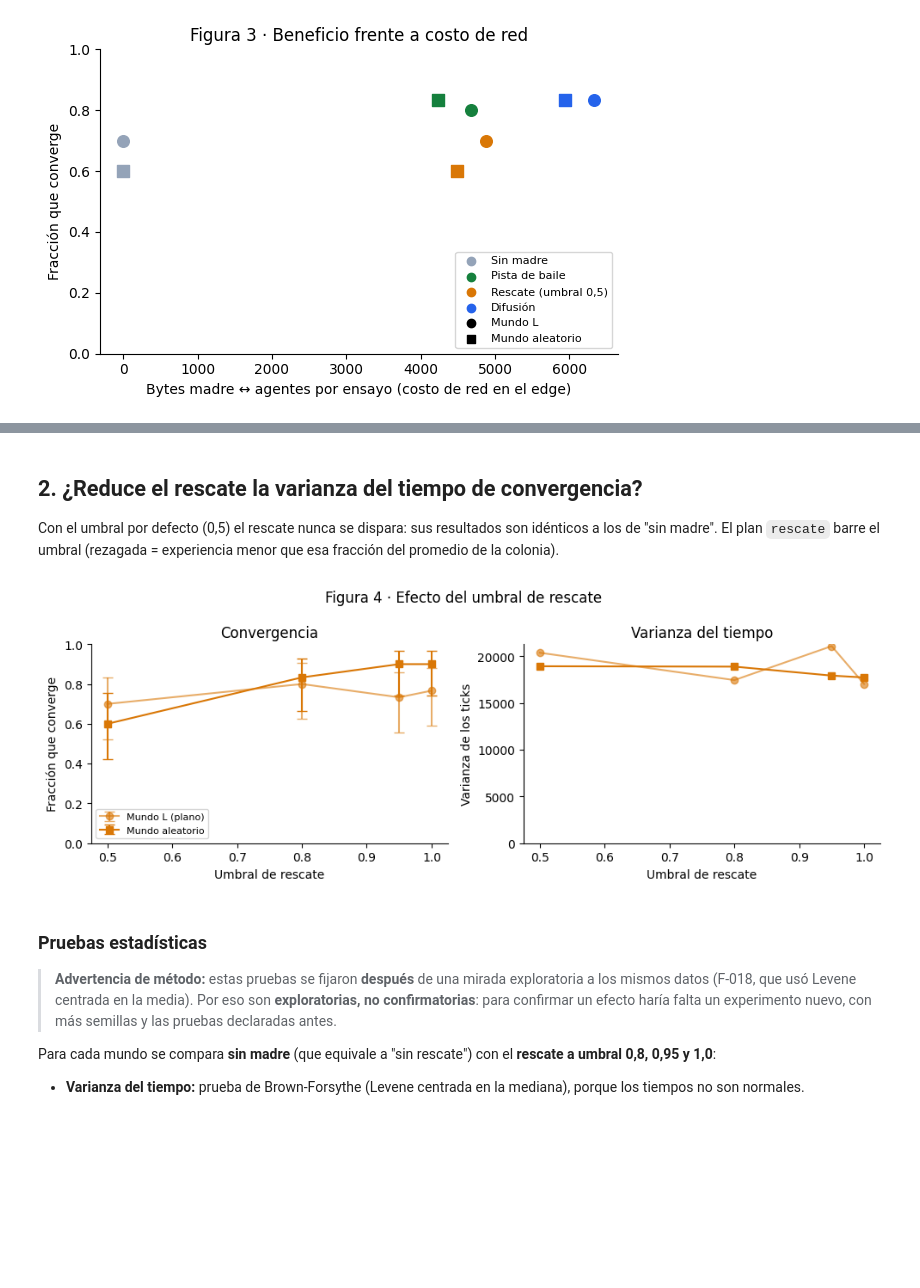
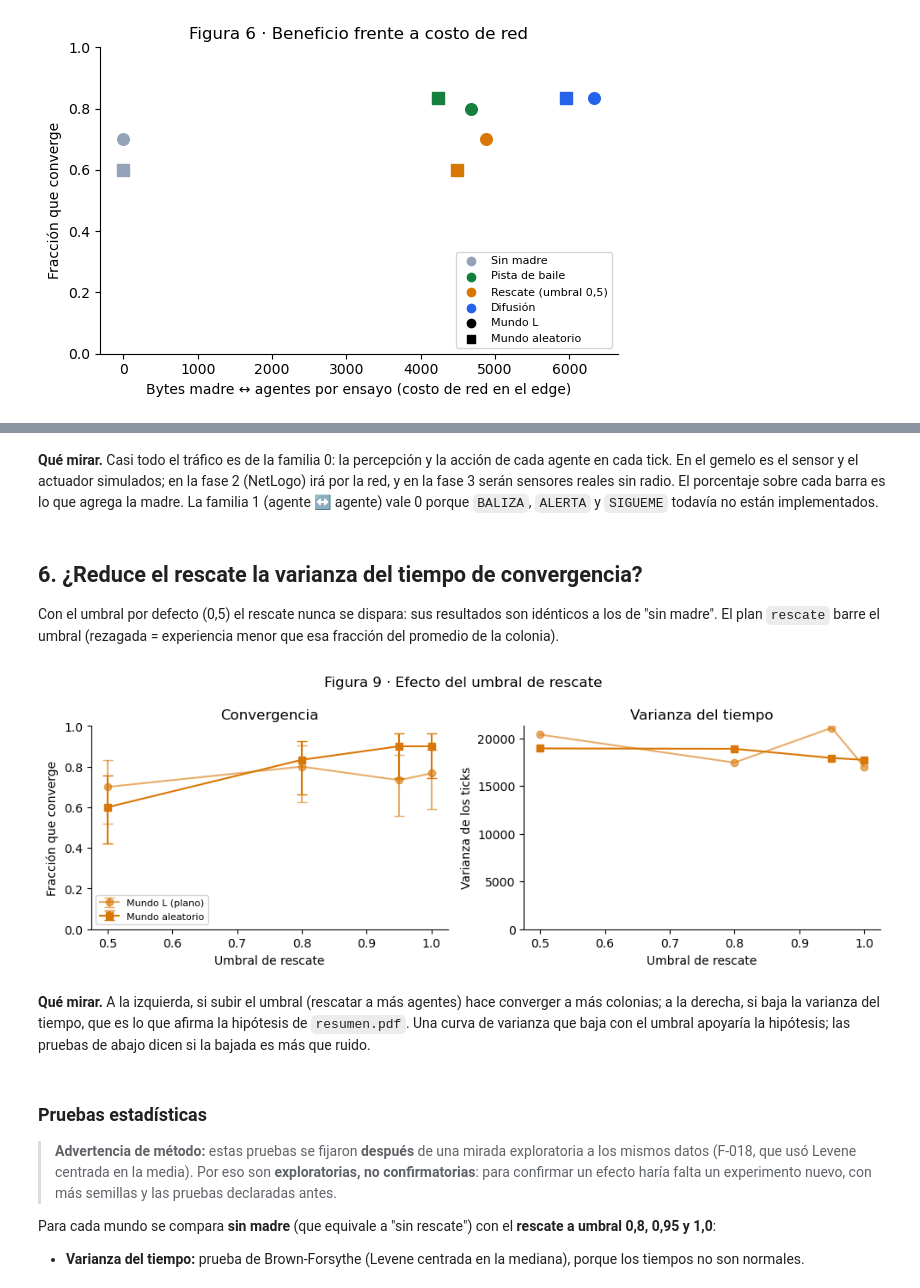
Before and after one commit to ensayos-aaad/ACO-test, a Jupyter notebook: gemelo/notebooks/analisis.ipynb, the cells around one changed output, grey strips where cells are left out. Cells and saved outputs as stored; diff of their text form; code cells hidden in the pictures; blank space fills up the shorter version.

```diff
--- a/gemelo/notebooks/analisis.ipynb
+++ b/gemelo/notebooks/analisis.ipynb
@@ -122,0 +347,18 @@ fig.savefig(FIGURAS / "f3_costo_de_red.png")
+# %%
+tabla_tamanos = pd.DataFrame(tamanos()).sort_values("json")
+fig, eje = plt.subplots(figsize=(8, 5))
+posiciones = np.arange(len(tabla_tamanos))
+eje.barh(posiciones - 0.2, tabla_tamanos["binario"], height=0.4, color=PLANO["agente"], label="binario")
+eje.barh(posiciones + 0.2, tabla_tamanos["json"], height=0.4, color=PLANO["suave"], label="JSON")
+eje.axvline(LIMITE_ESP_NOW, color=PLANO["inicio"], lw=1.5, ls="--")
+eje.text(LIMITE_ESP_NOW + 5, len(tabla_tamanos) - 0.6, "límite ESP-NOW (250 B)", color=PLANO["inicio"], fontsize=8)
+eje.set_yticks(posiciones, tabla_tamanos["mensaje"])
+eje.set_xlabel("Bytes por mensaje")
+eje.legend(loc="lower right", fontsize=8)
+eje.set_title("Figura 7 · Tamaño de cada mensaje: binario frente a JSON")
+fig.tight_layout()
+fig.savefig(FIGURAS / "f8_tamano_de_mensajes.png")
+no_caben = tabla_tamanos[~tabla_tamanos["json_cabe_en_esp_now"]]["mensaje"].tolist()
+print(f"Binario: de {tabla_tamanos.binario.min()} a {tabla_tamanos.binario.max()} B; el JSON ocupa entre "
+      f"{tabla_tamanos.veces.min()} y {tabla_tamanos.veces.max()} veces más. "
+      f"En JSON no caben en un paquete ESP-NOW: {', '.join(no_caben) or 'ninguno'}.")
@@ -122,0 +372,22 @@ fig.savefig(FIGURAS / "f3_costo_de_red.png")
+# %%
+FAMILIAS = {"bytes_mundo_agente": ("0 · mundo ↔ agente (sensor y actuador)", "#cbd5e1"),
+            "bytes_agente_agente": ("1 · agente ↔ agente", PLANO["agente"]),
+            "bytes_agente_madre": ("2 · agente → madre", "#93c5fd"),
+            "bytes_madre_agente": ("3 · madre → agentes", PLANO["madre"])}
+fig, ejes = plt.subplots(1, 2, figsize=(10, 4.2), sharey=True)
+for eje, (escenario, titulo) in zip(ejes, ESCENARIOS.items()):
+    medias = modos[modos.escenario == escenario].groupby("modo")[list(FAMILIAS)].mean().loc[MODOS] / 1000
+    abajo = np.zeros(len(MODOS))
+    for columna, (etiqueta, color) in FAMILIAS.items():
+        eje.bar([NOMBRE[m] for m in MODOS], medias[columna], bottom=abajo, color=color, label=etiqueta)
+        abajo += medias[columna].to_numpy()
+    for k, m in enumerate(MODOS):
+        madre = medias.loc[m, "bytes_agente_madre"] + medias.loc[m, "bytes_madre_agente"]
+        eje.text(k, abajo[k] + 1, f"madre {madre / abajo[k]:.0%}", ha="center", fontsize=8)
+    eje.set_title(titulo)
+    eje.tick_params(axis="x", rotation=20)
+ejes[0].set_ylabel("kB por ensayo")
+fig.legend(*ejes[0].get_legend_handles_labels(), loc="lower center", ncol=4, fontsize=8, frameon=False)
+fig.suptitle("Figura 8 · Tráfico por familia de mensajes y modo de la madre")
+fig.tight_layout(rect=(0, 0.07, 1, 1))
+fig.savefig(FIGURAS / "f9_trafico_por_familia.png")
@@ -123,27 +396,31 @@ fig.savefig(FIGURAS / "f3_costo_de_red.png")
+# %% [markdown]
+**Qué mirar.** Casi todo el tráfico es de la familia 0: la percepción y la acción de cada agente en cada tick. En el gemelo es el sensor y el actuador simulados; en la fase 2 (NetLogo) irá por la red, y en la fase 3 serán sensores reales sin radio. El porcentaje sobre cada barra es lo que agrega la madre. La familia 1 (agente ↔ agente) vale 0 porque `BALIZA`, `ALERTA` y `SIGUEME` todavía no están implementados.
 # %% [markdown]
-## 2. ¿Reduce el rescate la varianza del tiempo de convergencia?
+## 6. ¿Reduce el rescate la varianza del tiempo de convergencia?
 
 Con el umbral por defecto (0,5) el rescate nunca se dispara: sus resultados son idénticos a los de "sin madre".
 El plan `rescate` barre el umbral (rezagada = experiencia menor que esa fracción del promedio de la colonia).
 # %%
 fig, (izq, der) = plt.subplots(1, 2, figsize=(10, 3.6))
 for escenario, marca in (("L", "o-"), ("aleatorio", "s-")):
     filas = resumen_rescate[resumen_rescate.escenario == escenario].sort_values("umbral_rescate")
     tasa = filas["verificadas_tasa"]
     izq.errorbar(filas["umbral_rescate"], tasa, fmt=marca, capsize=4, color=COLOR["rescate"],
                  yerr=[tasa - filas["verificadas_ic95_bajo"], filas["verificadas_ic95_alto"] - tasa],
                  label=ESCENARIOS[escenario], alpha=0.6 if escenario == "L" else 1)
     der.plot(filas["umbral_rescate"], filas["ticks_varianza"], marca, color=COLOR["rescate"],
              label=ESCENARIOS[escenario], alpha=0.6 if escenario == "L" else 1)
 izq.set(xlabel="Umbral de rescate", ylabel="Fracción que converge", ylim=(0, 1), title="Convergencia")
 der.set(xlabel="Umbral de rescate", ylabel="Varianza de los ticks", title="Varianza del tiempo")
 der.set_ylim(bottom=0)
 izq.legend(fontsize=8)
-fig.suptitle("Figura 4 · Efecto del umbral de rescate")
+fig.suptitle("Figura 9 · Efecto del umbral de rescate")
 fig.tight_layout()
 fig.savefig(FIGURAS / "f4_umbral_de_rescate.png")
 # %% [output]
-[figure, old version]
+[figure, new version]
+# %% [markdown]
+**Qué mirar.** A la izquierda, si subir el umbral (rescatar a más agentes) hace converger a más colonias; a la derecha, si baja la varianza del tiempo, que es lo que afirma la hipótesis de `resumen.pdf`. Una curva de varianza que baja con el umbral apoyaría la hipótesis; las pruebas de abajo dicen si la bajada es más que ruido.
 # %% [markdown]
 ### Pruebas estadísticas
 
```
Also changed, not shown: parts of 25 cells of this notebook, 26 other files.
